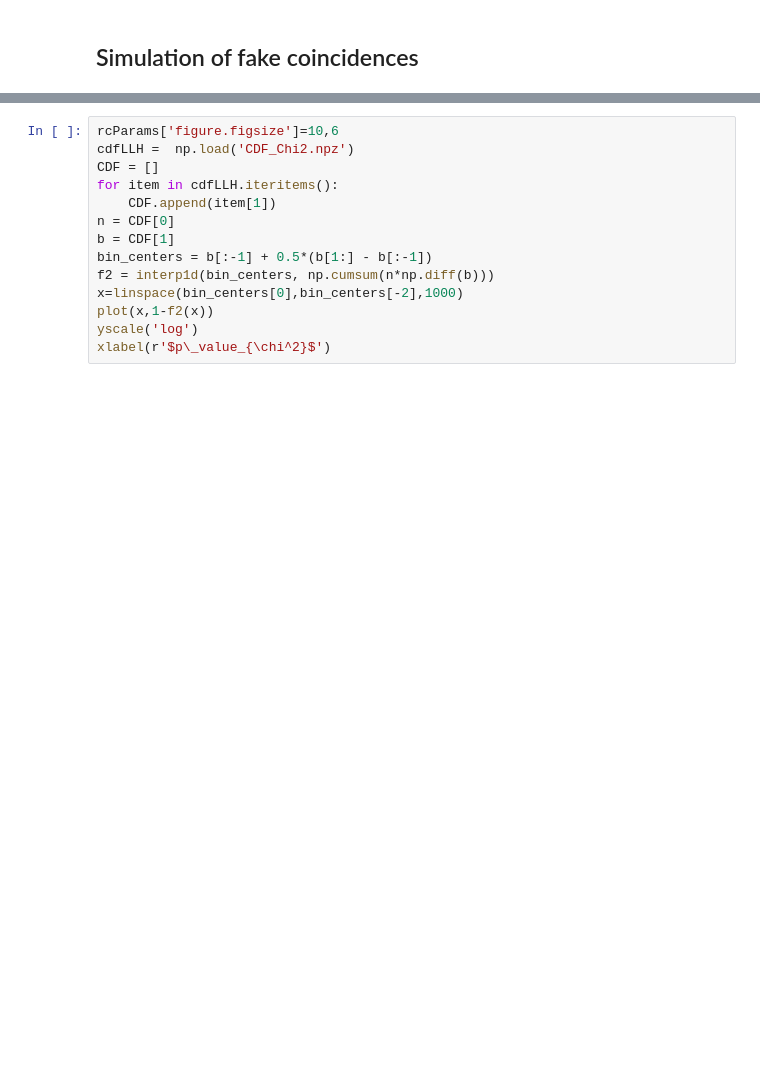
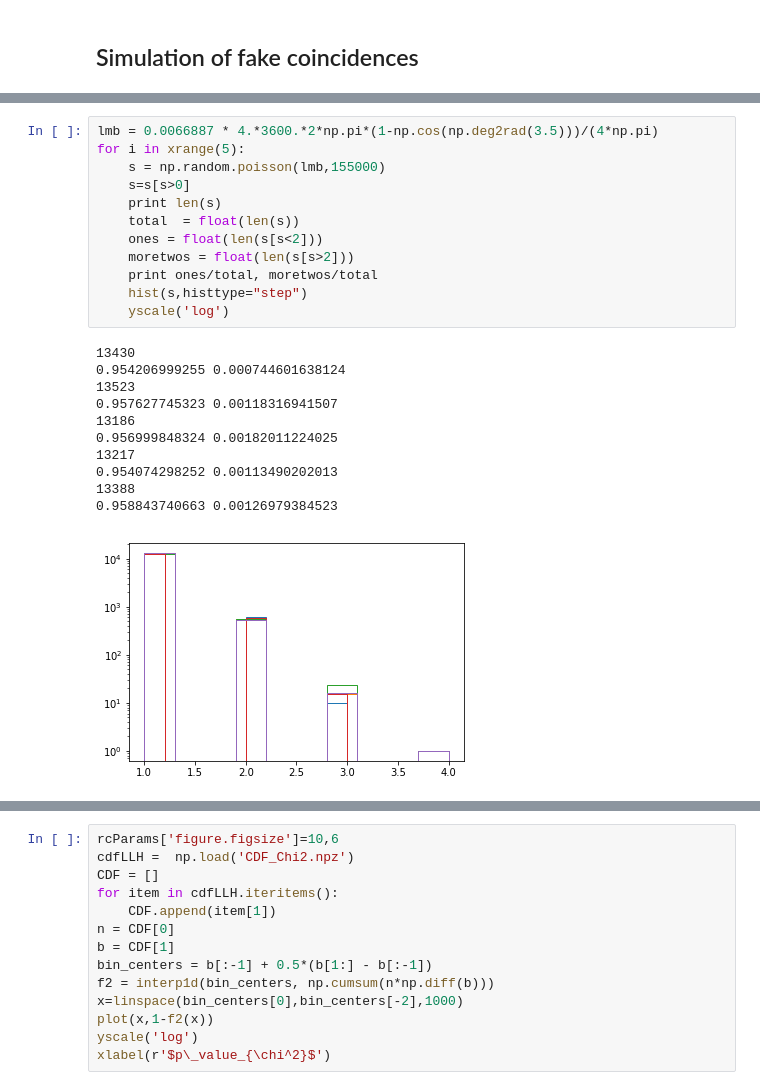
Before and after one commit to hayalaso/Analyses_AMON, a Jupyter notebook: HAWC_IC/HAWC-IC_Coinc.ipynb, the cells around one changed output, grey strips where cells are left out. Saved outputs shown, nothing was run; the diff lists cells and outputs as text; blank space fills up the shorter version.

```diff
--- a/HAWC_IC/HAWC-IC_Coinc.ipynb
+++ b/HAWC_IC/HAWC-IC_Coinc.ipynb
@@ -324,0 +446,24 @@ NameError: name 'picsigma' is not defined
+# %%
+lmb = 0.0066887 * 4.*3600.*2*np.pi*(1-np.cos(np.deg2rad(3.5)))/(4*np.pi)
+for i in xrange(5):
+    s = np.random.poisson(lmb,155000)
+    s=s[s>0]
+    print len(s)
+    total  = float(len(s))
+    ones = float(len(s[s<2]))
+    moretwos = float(len(s[s>2]))
+    print ones/total, moretwos/total
+    hist(s,histtype="step")
+    yscale('log')
+# %% [output]
+13430
+0.954206999255 0.000744601638124
+13523
+0.957627745323 0.00118316941507
+13186
+0.956999848324 0.00182011224025
+13217
+0.954074298252 0.00113490202013
+13388
+0.958843740663 0.00126979384523
+[figure, added]
```
Also changed, not shown: parts of 12 cells of this notebook.
